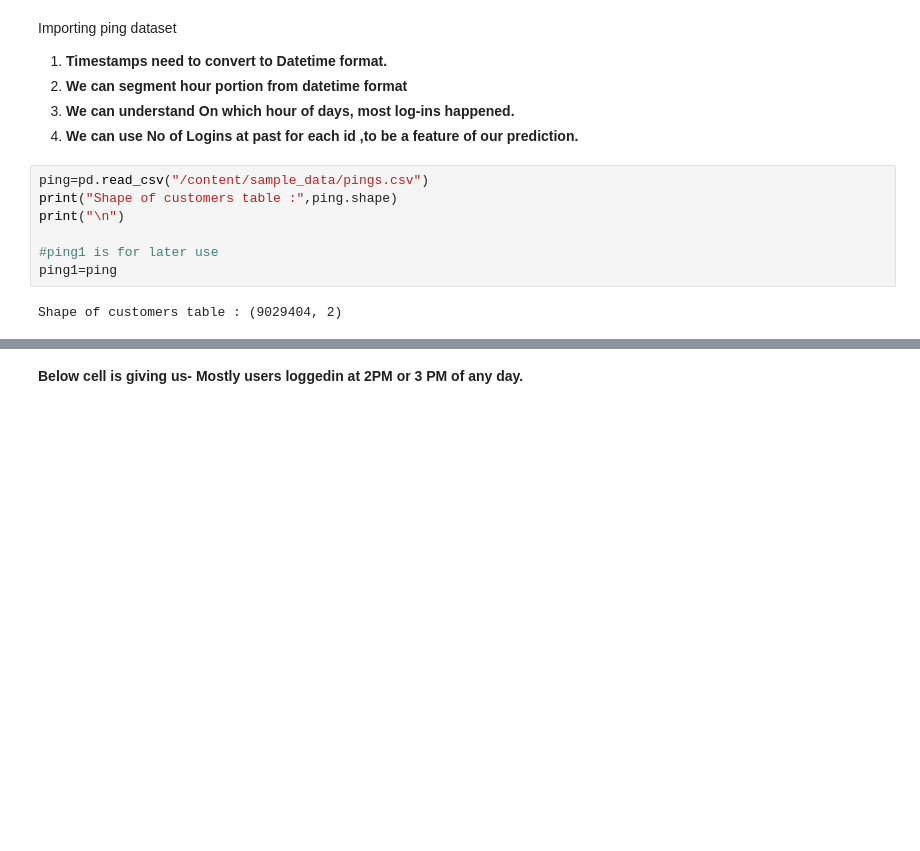
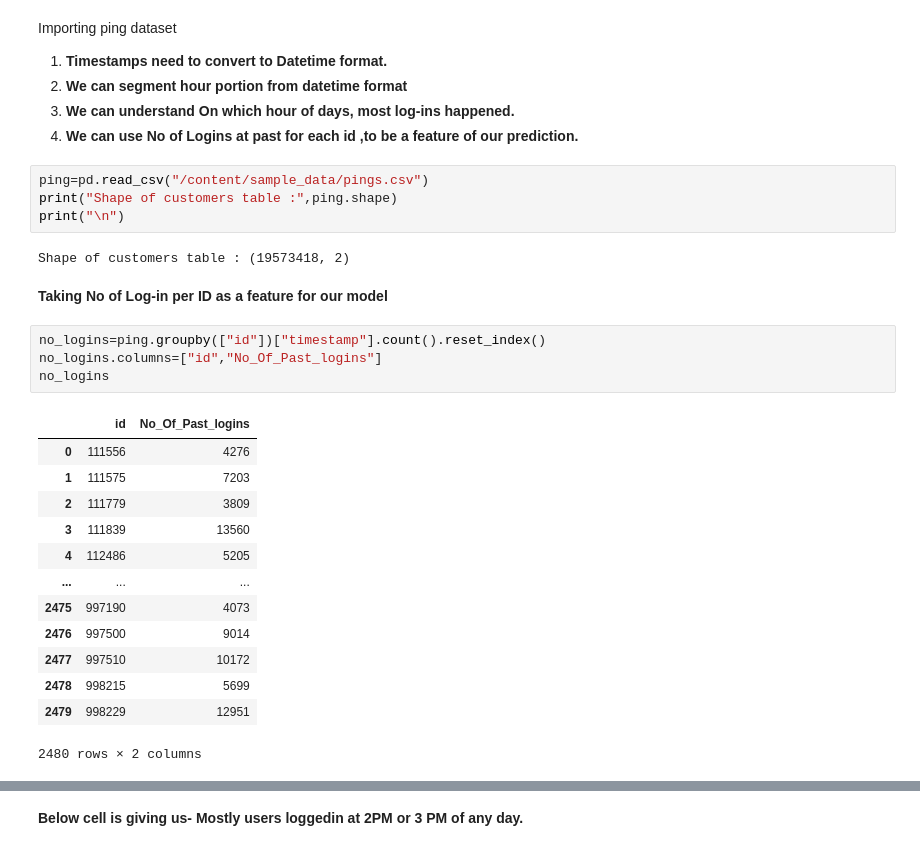
Before and after one commit to Debantam-Majilla/Bridgeweave-Assignment, a Jupyter notebook: Customer_Online_Time_Prediction.ipynb, the cells around one changed output, grey strips where cells are left out. Cells and saved outputs as stored; diff of their text form; blank space fills up the shorter version.

```diff
--- a/Customer_Online_Time_Prediction.ipynb
+++ b/Customer_Online_Time_Prediction.ipynb
@@ -57,11 +57,28 @@ Importing ping dataset
 ping=pd.read_csv("/content/sample_data/pings.csv")
 print("Shape of customers table :",ping.shape)
 print("\n")
-
-#ping1 is for later use
-ping1=ping
 # %% [output]
-Shape of customers table : (9029404, 2)
+Shape of customers table : (19573418, 2)
+# %% [markdown]
+**Taking No of Log-in per ID as a feature for our model**
+# %%
+no_logins=ping.groupby(["id"])["timestamp"].count().reset_index()
+no_logins.columns=["id","No_Of_Past_logins"]
+no_logins
+# %% [output]
+|  | id | No_Of_Past_logins |
+| 0 | 111556 | 4276 |
+| 1 | 111575 | 7203 |
+| 2 | 111779 | 3809 |
+| 3 | 111839 | 13560 |
+| 4 | 112486 | 5205 |
+| ... | ... | ... |
+| 2475 | 997190 | 4073 |
+| 2476 | 997500 | 9014 |
+| 2477 | 997510 | 10172 |
+| 2478 | 998215 | 5699 |
+| 2479 | 998229 | 12951 |
+2480 rows × 2 columns
 # %%
 import dateutil.parser
 ## convert the timestamp to a python date object
```
Also changed, not shown: parts of 21 cells of this notebook.
